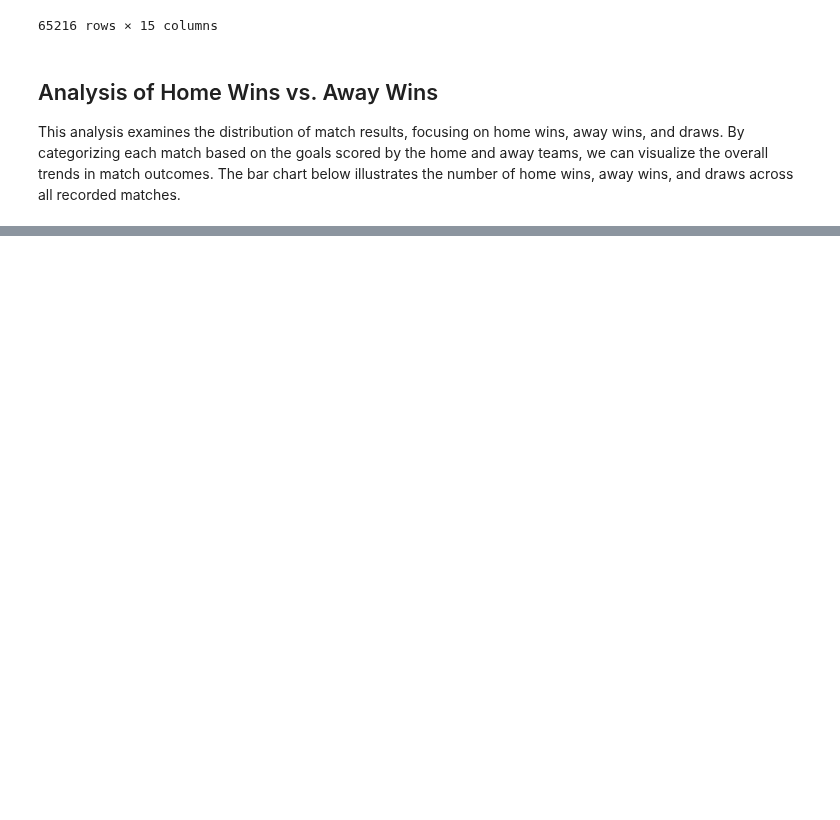
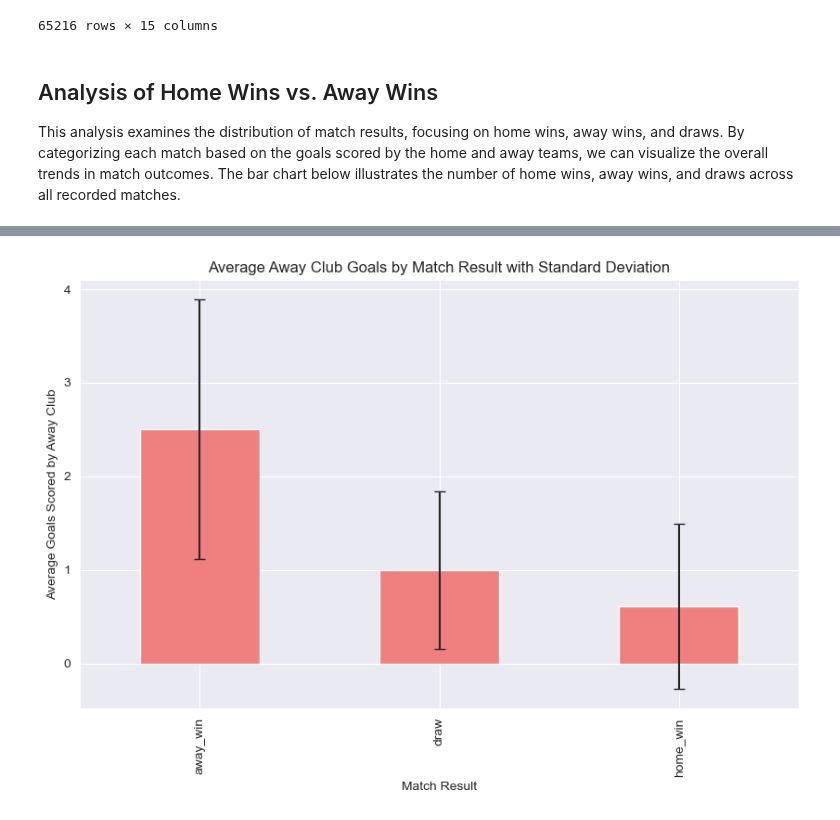
Before and after one commit to BonincontroL/IumTweb_project, a Jupyter notebook: solution/DataAnalysis/JupyterNotebooks/games.ipynb, the cells around one changed output, grey strips where cells are left out. Drawn from its saved outputs; the diff is of its cells as text; code cells hidden in the pictures; blank space fills up the shorter version.

```diff
--- a/solution/DataAnalysis/JupyterNotebooks/games.ipynb
+++ b/solution/DataAnalysis/JupyterNotebooks/games.ipynb
@@ -201,0 +239,13 @@ In this analysis, we investigate the performance of teams both at home and away.
+# %%
+# Calcolo della media e della deviazione standard per i gol delle squadre in trasferta
+away_goals_summary = games_df_result.groupby('result')['away_club_goals'].agg(['mean', 'std'])
+
+# Bar Plot per i gol delle squadre in trasferta
+plt.figure(figsize=(10, 6))
+away_goals_summary['mean'].plot(kind='bar', yerr=away_goals_summary['std'], capsize=4, color='lightcoral')
+plt.title('Average Away Club Goals by Match Result with Standard Deviation')
+plt.xlabel('Match Result')
+plt.ylabel('Average Goals Scored by Away Club')
+plt.show()
+# %% [output]
+[figure, added]
```
Also changed, not shown: parts of 6 cells of this notebook.
